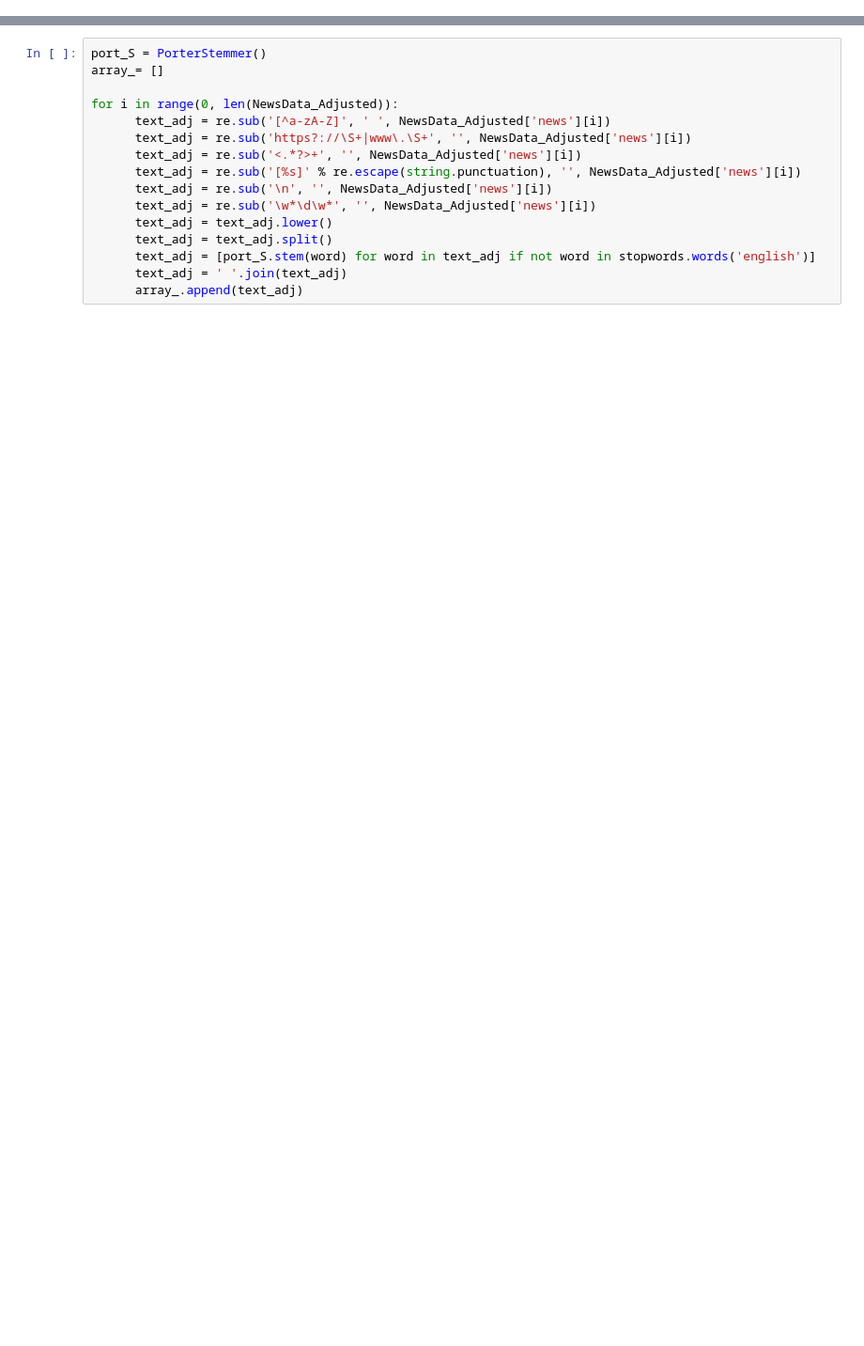
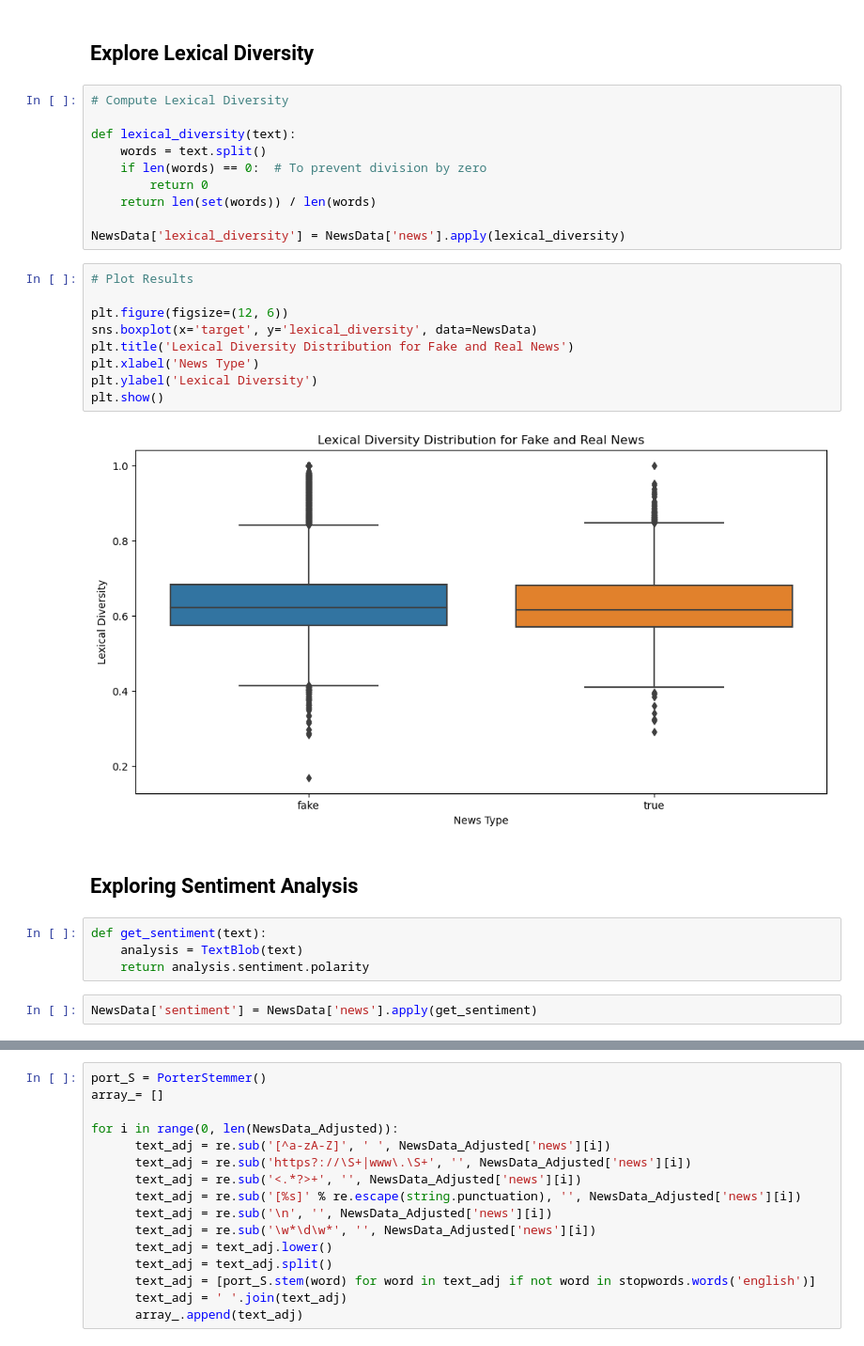
Before and after one commit to sapientexlabs/FAKENEWS_DEEPFAKE_DETECTION_SUITE, a Jupyter notebook: FYP_working.ipynb, the cells around one changed output, grey strips where cells are left out. Shown at 94% size. Cells and saved outputs as stored; diff of their text form; blank space fills up the shorter version.

```diff
--- a/FYP_working.ipynb
+++ b/FYP_working.ipynb
@@ -172,0 +165,31 @@ plt.show()
+# %% [markdown]
+## Explore Lexical Diversity
+# %%
+# Compute Lexical Diversity
+
+def lexical_diversity(text):
+    words = text.split()
+    if len(words) == 0:  # To prevent division by zero
+        return 0
+    return len(set(words)) / len(words)
+
+NewsData['lexical_diversity'] = NewsData['news'].apply(lexical_diversity)
+# %%
+# Plot Results
+
+plt.figure(figsize=(12, 6))
+sns.boxplot(x='target', y='lexical_diversity', data=NewsData)
+plt.title('Lexical Diversity Distribution for Fake and Real News')
+plt.xlabel('News Type')
+plt.ylabel('Lexical Diversity')
+plt.show()
+# %% [output]
+[figure, added]
+# %% [markdown]
+## Exploring Sentiment Analysis
+# %%
+def get_sentiment(text):
+    analysis = TextBlob(text)
+    return analysis.sentiment.polarity
+# %%
+NewsData['sentiment'] = NewsData['news'].apply(get_sentiment)
```
Also changed, not shown: parts of 50 cells of this notebook.
